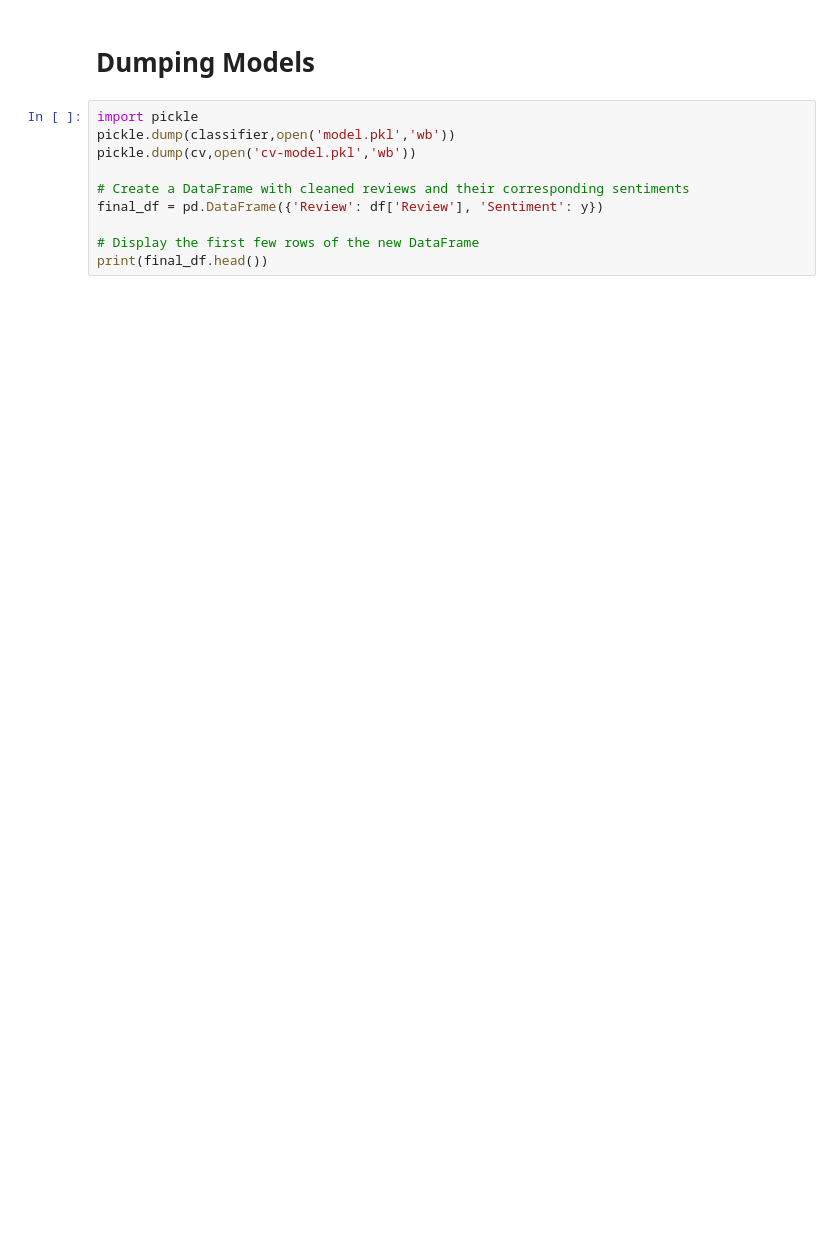
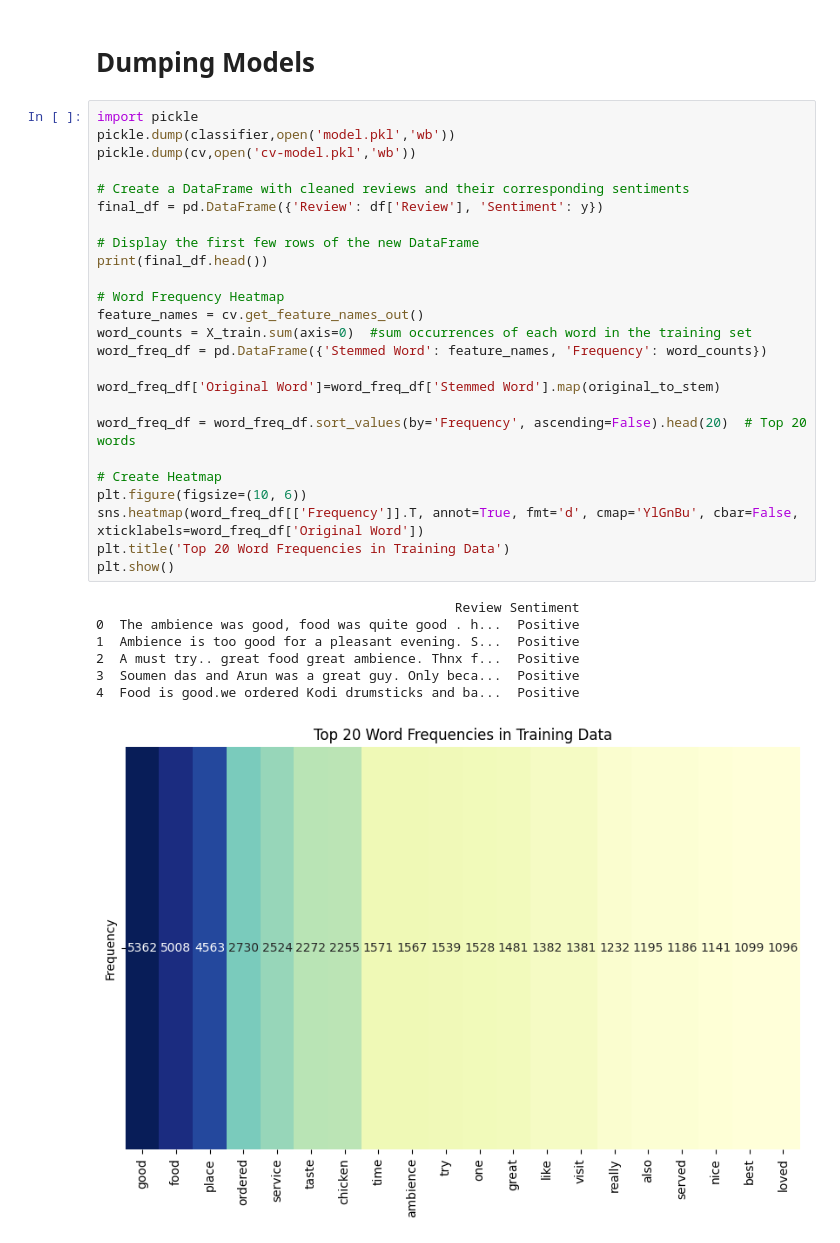
Before and after one commit to sanskriti49/Sentimental-Analysis, a Jupyter notebook: Sentiment_Predictor.ipynb, the cells around one changed output. Saved outputs shown, nothing was run; the diff lists cells and outputs as text; blank space fills up the shorter version.

```diff
--- a/Sentiment_Predictor.ipynb
+++ b/Sentiment_Predictor.ipynb
@@ -92,10 +145,33 @@ print(accuracy)
 # %%
 import pickle
 pickle.dump(classifier,open('model.pkl','wb'))
 pickle.dump(cv,open('cv-model.pkl','wb'))
 
 # Create a DataFrame with cleaned reviews and their corresponding sentiments
 final_df = pd.DataFrame({'Review': df['Review'], 'Sentiment': y})
 
 # Display the first few rows of the new DataFrame
 print(final_df.head())
+
+# Word Frequency Heatmap
+feature_names = cv.get_feature_names_out()
+word_counts = X_train.sum(axis=0)  #sum occurrences of each word in the training set
+word_freq_df = pd.DataFrame({'Stemmed Word': feature_names, 'Frequency': word_counts})
+
+word_freq_df['Original Word']=word_freq_df['Stemmed Word'].map(original_to_stem)
+
+word_freq_df = word_freq_df.sort_values(by='Frequency', ascending=False).head(20)  # Top 20 words
+
+# Create Heatmap
+plt.figure(figsize=(10, 6))
+sns.heatmap(word_freq_df[['Frequency']].T, annot=True, fmt='d', cmap='YlGnBu', cbar=False, xticklabels=word_freq_df['Original Word'])
+plt.title('Top 20 Word Frequencies in Training Data')
+plt.show()
+# %% [output]
+                                              Review Sentiment
+0  The ambience was good, food was quite good . h...  Positive
+1  Ambience is too good for a pleasant evening. S...  Positive
+2  A must try.. great food great ambience. Thnx f...  Positive
+3  Soumen das and Arun was a great guy. Only beca...  Positive
+4  Food is good.we ordered Kodi drumsticks and ba...  Positive
+[figure, added]
```
Also changed, not shown: parts of 5 cells of this notebook.
